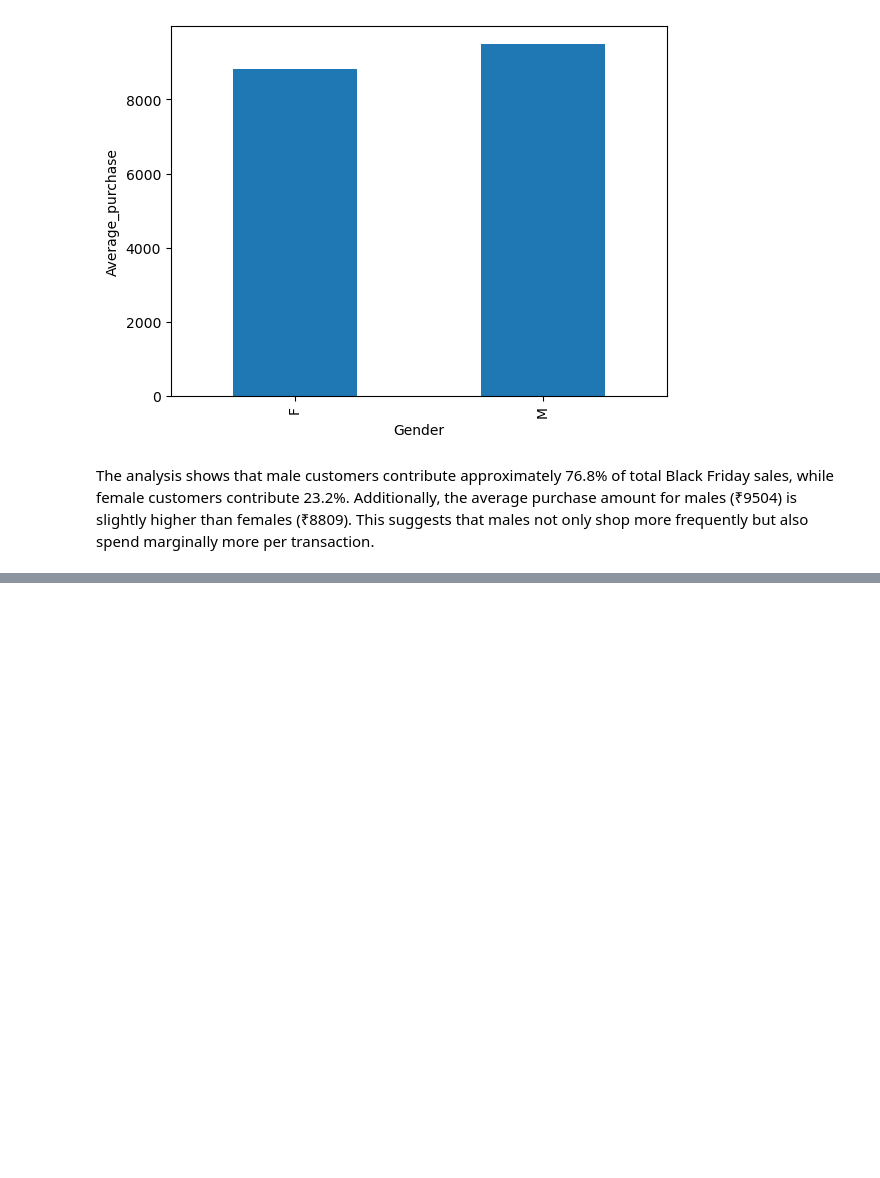
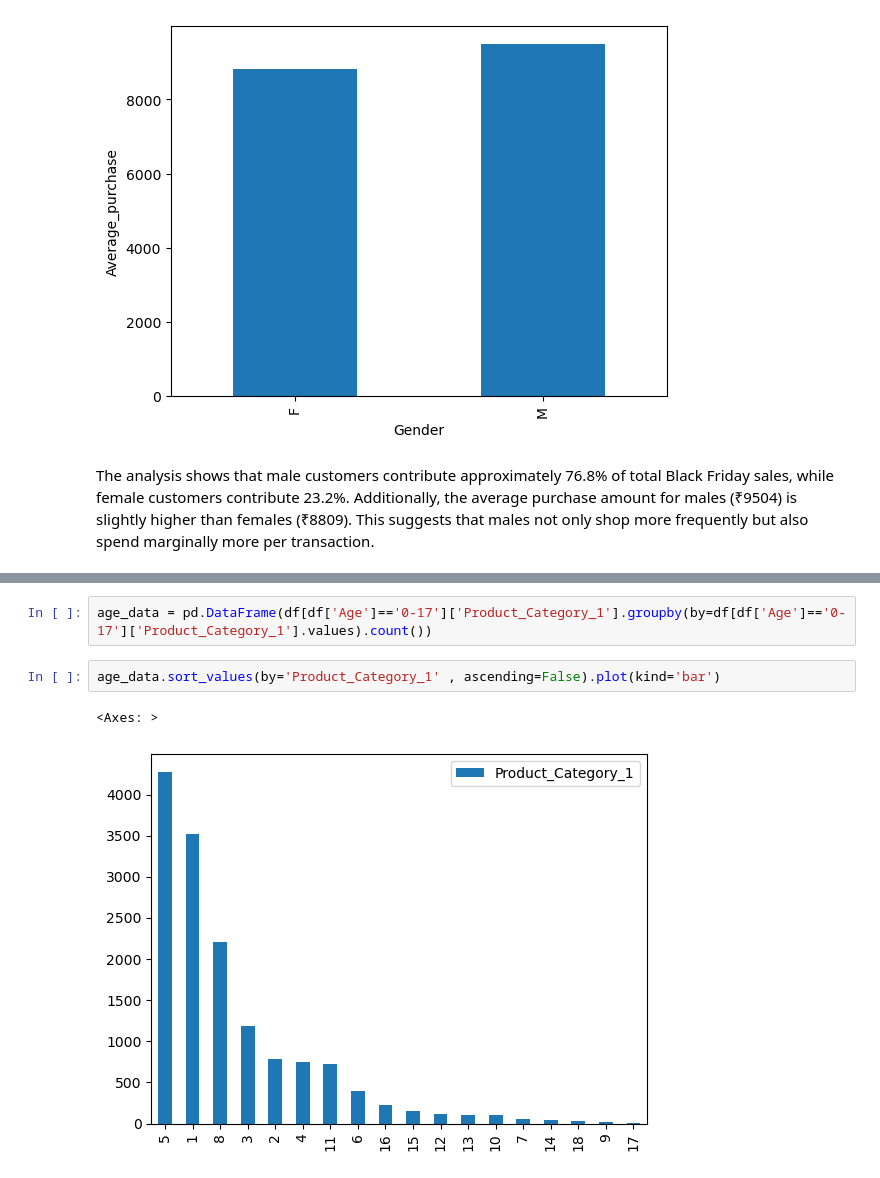
Before and after one commit to Darsh-Paliwal/Black_friday_sales_analysis, a Jupyter notebook: Project2.ipynb, the cells around one changed output, grey strips where cells are left out. Saved outputs shown, nothing was run; the diff lists cells and outputs as text; blank space fills up the shorter version.

```diff
--- a/Project2.ipynb
+++ b/Project2.ipynb
@@ -159,0 +190,7 @@ The analysis shows that male customers contribute approximately 76.8% of total B
+# %%
+age_data = pd.DataFrame(df[df['Age']=='0-17']['Product_Category_1'].groupby(by=df[df['Age']=='0-17']['Product_Category_1'].values).count())
+# %%
+age_data.sort_values(by='Product_Category_1' , ascending=False).plot(kind='bar')
+# %% [output]
+<Axes: >
+[figure, added]
```
Also changed, not shown: parts of 8 cells of this notebook.
